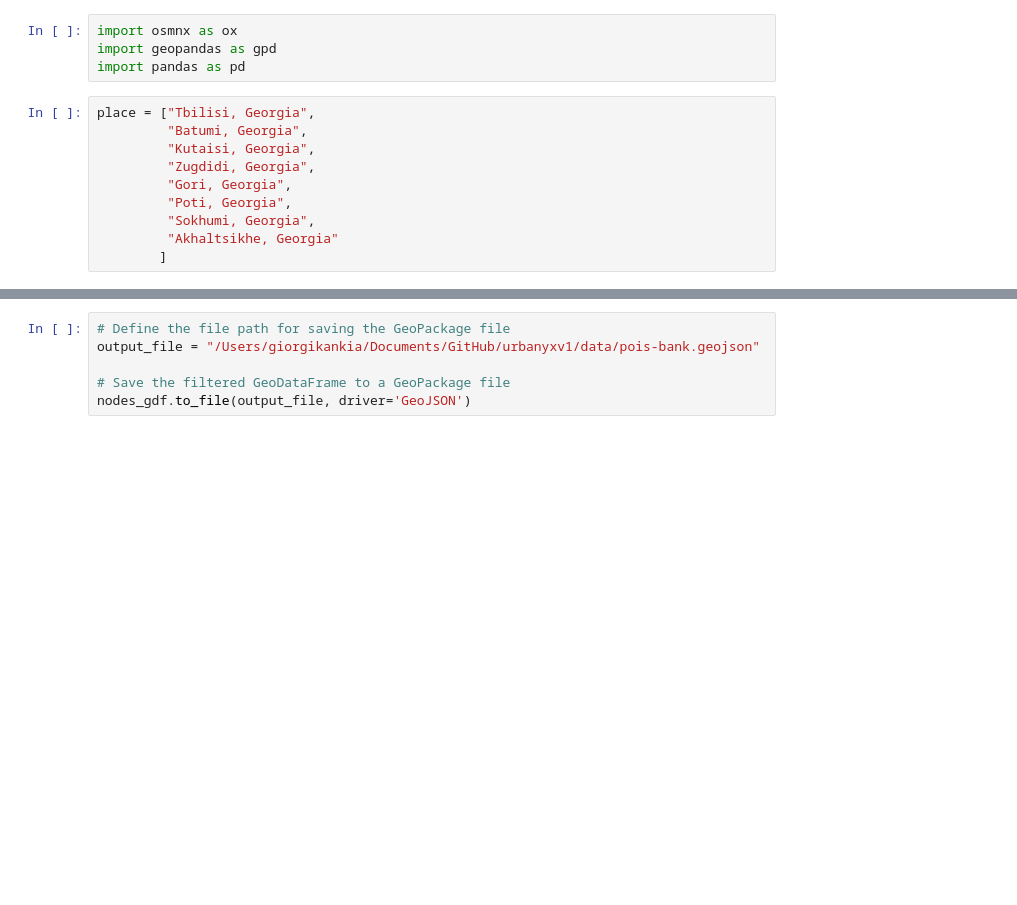
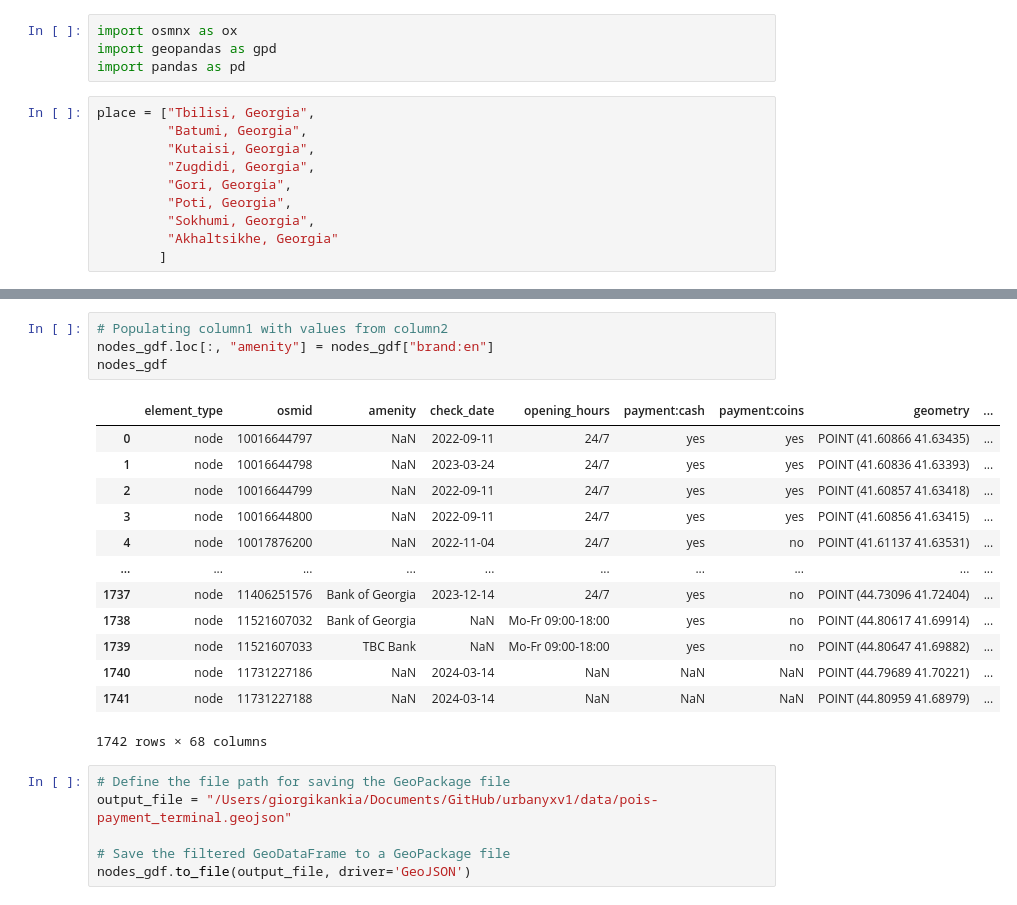
Before and after one commit to axis-Z/urbanyxv1, a Jupyter notebook: codes/python scripts/OSM data download.ipynb, the cells around one changed output, grey strips where cells are left out. Cells and saved outputs as stored; diff of their text form; blank space fills up the shorter version.

Commit message:
added data

```diff
--- a/codes/python scripts/OSM data download.ipynb
+++ b/codes/python scripts/OSM data download.ipynb
@@ -70,6 +70,24 @@ nodes_gdf
+# %%
+# Populating column1 with values from column2
+nodes_gdf.loc[:, "amenity"] = nodes_gdf["brand:en"]
+nodes_gdf
+# %% [output]
+|  | element_type | osmid | amenity | check_date | opening_hours | payment:cash | payment:coins | geometry | ... |
+| 0 | node | 10016644797 | NaN | 2022-09-11 | 24/7 | yes | yes | POINT (41.60866 41.63435) | ... |
+| 1 | node | 10016644798 | NaN | 2023-03-24 | 24/7 | yes | yes | POINT (41.60836 41.63393) | ... |
+| 2 | node | 10016644799 | NaN | 2022-09-11 | 24/7 | yes | yes | POINT (41.60857 41.63418) | ... |
+| 3 | node | 10016644800 | NaN | 2022-09-11 | 24/7 | yes | yes | POINT (41.60856 41.63415) | ... |
+| 4 | node | 10017876200 | NaN | 2022-11-04 | 24/7 | yes | no | POINT (41.61137 41.63531) | ... |
+| ... | ... | ... | ... | ... | ... | ... | ... | ... | ... |
+| 1737 | node | 11406251576 | Bank of Georgia | 2023-12-14 | 24/7 | yes | no | POINT (44.73096 41.72404) | ... |
+| 1738 | node | 11521607032 | Bank of Georgia | NaN | Mo-Fr 09:00-18:00 | yes | no | POINT (44.80617 41.69914) | ... |
+| 1739 | node | 11521607033 | TBC Bank | NaN | Mo-Fr 09:00-18:00 | yes | no | POINT (44.80647 41.69882) | ... |
+| 1740 | node | 11731227186 | NaN | 2024-03-14 | NaN | NaN | NaN | POINT (44.79689 41.70221) | ... |
+| 1741 | node | 11731227188 | NaN | 2024-03-14 | NaN | NaN | NaN | POINT (44.80959 41.68979) | ... |
+1742 rows × 68 columns
 # %%
 # Define the file path for saving the GeoPackage file
-output_file = "/Users/giorgikankia/Documents/GitHub/urbanyxv1/data/pois-bank.geojson"
+output_file = "/Users/giorgikankia/Documents/GitHub/urbanyxv1/data/pois-payment_terminal.geojson"
 
 # Save the filtered GeoDataFrame to a GeoPackage file
 nodes_gdf.to_file(output_file, driver='GeoJSON')
```
Also changed, not shown: parts of 3 cells of this notebook, 7 other files.
